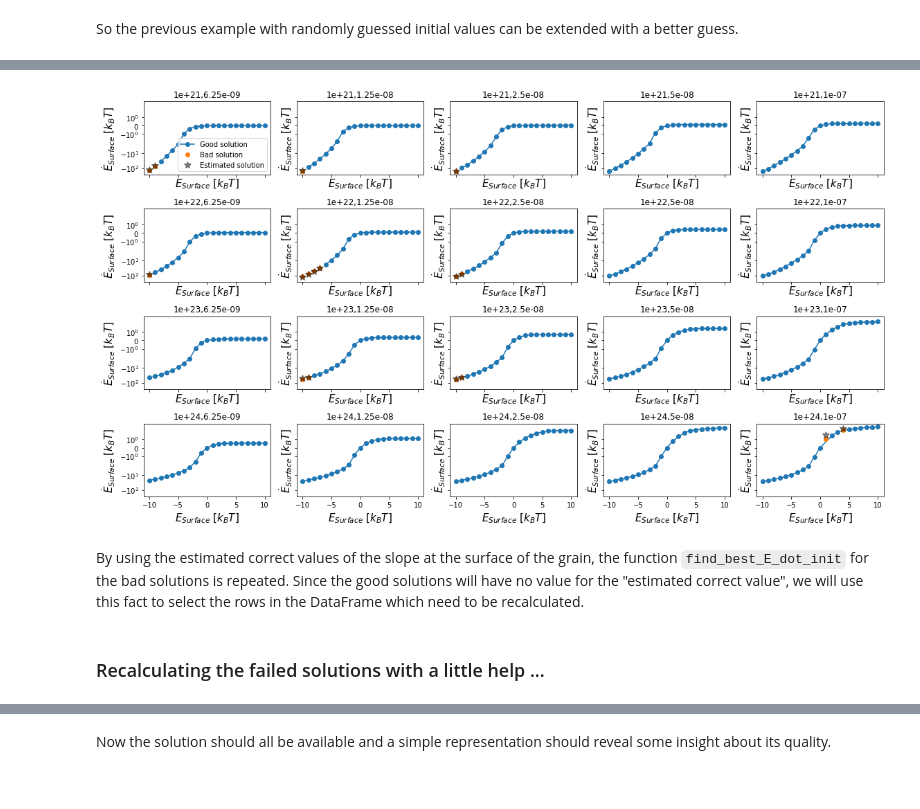
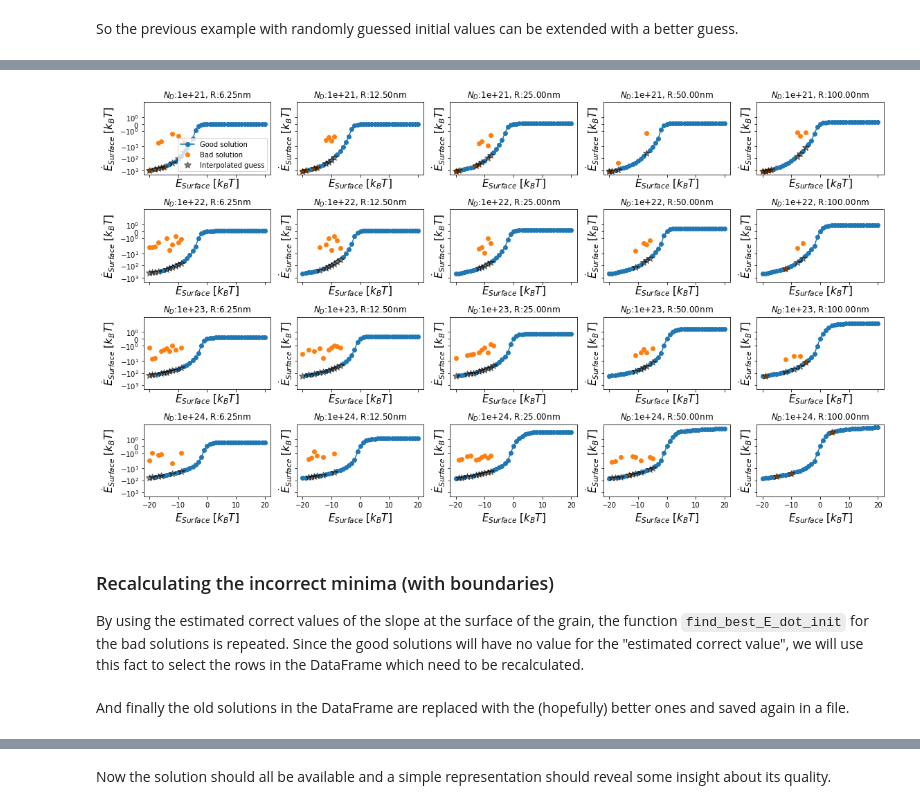
Before and after one commit to NilsNoreyson/thesis, a Jupyter notebook: 2-Grain-SMOX.ipynb, the cells around one changed output, grey strips where cells are left out. Cells and saved outputs as stored; diff of their text form; code cells hidden in the pictures.

```diff
--- a/2-Grain-SMOX.ipynb
+++ b/2-Grain-SMOX.ipynb
@@ -646,6 +651,6 @@ def plot_material_char(mat):
     axe.legend()
     axe.grid(b=True)
     return fig
-material = Material(T_C,ND)
+material = Material(300,1e23)
 fig = plot_material_char(material)
 # %% [output]
@@ -862,7 +888,7 @@ So the previous example with randomly guessed initial values can be extended wit
 
 
 T_C = 300
-ND = 2.14e24
+ND = 1e23
 grain = create_grain(110e-9, T_C, ND)
 
 fig, axe = subplots(figsize = (16,9))
@@ -879,7 +905,7 @@ for E_dot_init_kT in [1,2,4]:
 
 #Now we will try to find the best inital slope to solve the equation
 res = find_best_E_dot_init(E_init_kT, grain)
-res
+
 E_dot_init_kT = res.x
 E_dot_init = grain.material.kT_to_J(E_dot_init_kT)
 r,v, v_dot, data = grain.solve_with_values(E_init, E_dot_init)
@@ -1072,6 +1156,6 @@ Since the data holds also a column named `res` with the final result from the mi
 # %%
 gs = calc_dF_all.groupby(['ND','R'])
-fig, axe = subplots(len(gs)//5+1,5, figsize=(16,9), sharey=True)
+fig, axe = subplots(len(gs)//5,5, figsize=(16,9), sharey=True)
 
 calc_dF_all['E_dot_init_kT_estimation'] = None
 for ax_i, ((ND,R), g) in enumerate(gs):
@@ -1081,16 +1165,19 @@ for ax_i, ((ND,R), g) in enumerate(gs):
     #selecting on ly the good results by using the 'res' field
     g_good = g[g['res']<2]
 
-    #the bad ones are the complent of the good ones; droping the good ones from all results leaves the bad ones back
+    #the bad ones are the complent of the good ones; droping the good
+    #ones from all results leaves the bad ones back
     g_bad = g.drop(g_good.index)
 
     #plotting the good and bad results
-    axe.plot(g_good['Einit_kT'], g_good['E_dot_init_kT'],'o-')
-    axe.plot(g_bad['Einit_kT'], g_bad['E_dot_init_kT'],'o')
+    axe.plot(g_good['Einit_kT'], g_good['E_dot_init_kT'],'o-', label='good')
+    axe.plot(g_bad['Einit_kT'], g_bad['E_dot_init_kT'],'o', label='bad')
 
     #some plotting sugar
     axe.set_yscale('symlog')
-    axe.set_title(f'{ND},{R}')
-    axe.set_xlabel(r'$E_{Surface}$ [$k_BT$]', fontsize =22)
-    axe.set_ylabel(r'$\dot{E}_{Surface}$ [$k_BT$]', fontsize =22)
+    axe.set_title(f'$N_D$:{ND}, R:{R*1e9:.2f}nm')
+    axe.set_xlabel(r'$E_{Surface}$ [$k_BT$]', fontsize = 15)
+    axe.set_ylabel(r'$\dot{E}_{Surface}$ [$k_BT$]', fontsize = 15)
+axe.legend()
+fig.tight_layout()
 # %% [output]
@@ -1102,40 +1190,45 @@ Since this function might become very handy to check the solution, we will wrap
 # %%
+from scipy.interpolate import interp1d
 def check_solutions(calc_dF_all):
     gs = calc_dF_all.groupby(['ND','R'])
     fig, axes = subplots(len(gs)//5,5, figsize=(16,9), sharex=True, sharey=True)
 
     calc_dF_all['E_dot_init_kT_estimation'] = None
     for ax_i, ((ND,R), g) in enumerate(gs):
         axe = fig.axes[ax_i]
-        g_good = g[g['res']<1]
+        g_good = g[g['res']<2]
         g_bad = g.drop(g_good.index)
         axe.plot(g_good['Einit_kT'], g_good['E_dot_init_kT'],'o-', label='Good solution')
         axe.plot(g_bad['Einit_kT'], g_bad['E_dot_init_kT'],'o', label='Bad solution')
         axe.set_yscale('symlog')
-        axe.set_title(f'{ND},{R}')
+        axe.set_title(f'$N_D$:{ND}, R:{R*1e9:.2f}nm')
         axe.set_xlabel(r'$E_{Surface}$ [$k_BT$]', fontsize =15)
         axe.set_ylabel(r'$\dot{E}_{Surface}$ [$k_BT$]', fontsize =15)
 
         x = g_good['Einit_kT']
         y = g_good['E_dot_init_kT']
         w = g_good['res']
-        g_fit_params = np.polyfit(x,y,5, w=w)
-        fit_func = np.poly1d(g_fit_params)
-        g_bad_correct_y  = fit_func(g_bad['Einit_kT'])
-        axe.plot(g_bad['Einit_kT'], g_bad_correct_y, '*k', markersize=10, alpha=0.5, label='Estimated solution')
+
+        #create the interpolation
+        interp = interp1d(x,y,kind='cubic',bounds_error=False, fill_value='extrapolate')
+
+        g_bad_correct_y  = interp(g_bad['Einit_kT'])
+        axe.plot(g_bad['Einit_kT'], g_bad_correct_y, '*k',
+                 markersize=10, alpha=0.5, label='Interpolated guess')
+
+
         calc_dF_all.loc[g_bad.index, 'E_dot_init_kT_estimation'] = g_bad_correct_y
 
 
     axe = fig.axes[0]
     axe.legend(*axes[0][0].get_legend_handles_labels())
     fig.tight_layout()
 check_solutions(calc_dF_all)
 # %% [output]
-[figure, old version]
+[figure, new version]
 # %% [markdown]
+### Recalculating the incorrect minima (with boundaries)
 By using the estimated correct values of the slope at the surface of the grain, the function `find_best_E_dot_init` for the bad solutions is repeated. Since the good solutions will have no value for the "estimated correct value", we will use this fact to select the rows in the DataFrame which need to be recalculated.
-# %% [markdown]
-### Recalculating the failed solutions with a little help ...
 # %%
 def recalculate_by_index(index):
     ser_temp = calc_dF_all.loc[index].copy()
@@ -1161,6 +1257,8 @@ from multiprocessing import Pool
 if __name__ == '__main__':
     p = Pool(8)
     new_sers = p.map(recalculate_by_index, index_to_recalc)
+# %% [markdown]
+And finally the old solutions in the DataFrame are replaced with the (hopefully) better ones and saved again in a file.
 # %%
 for s in new_sers:
     calc_dF_all.loc[s.name] = s
```
Also changed, not shown: parts of 73 cells of this notebook, 56 other files.
